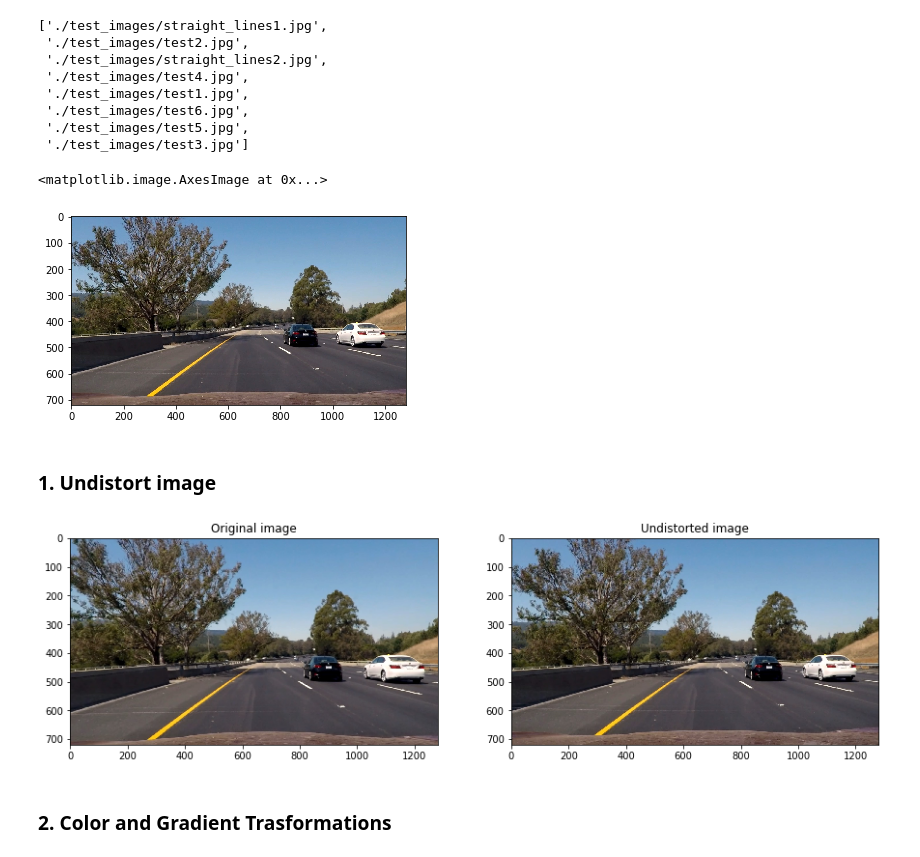
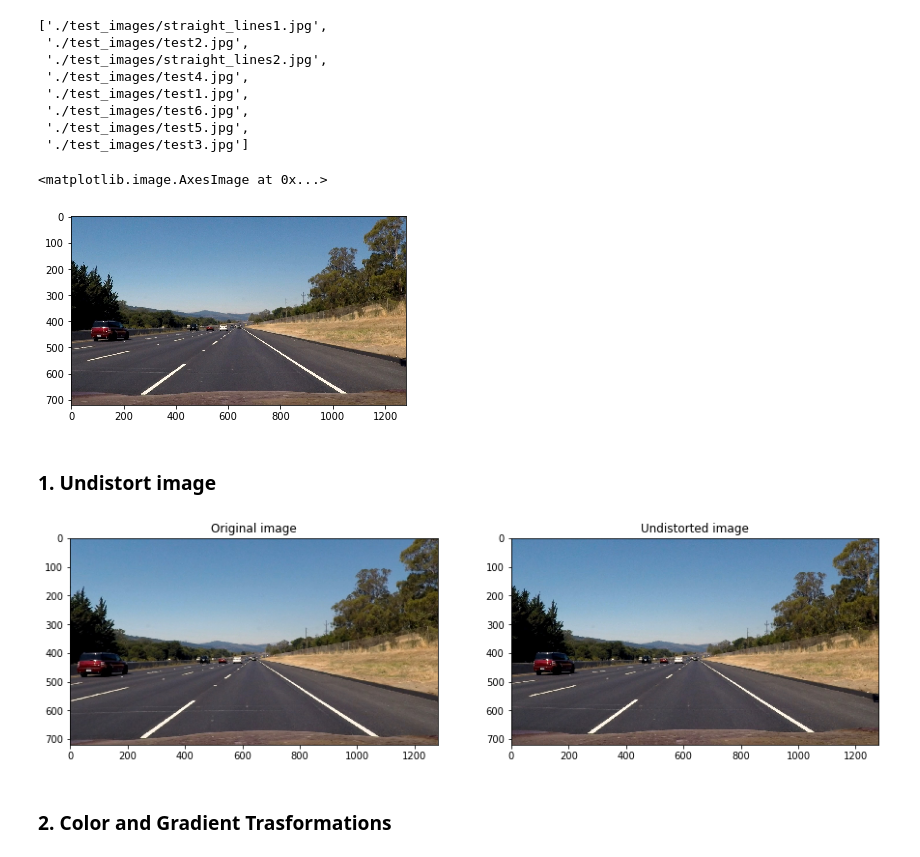
Before and after one commit to fratullii/Udacity_Advanced-Lane-Finding, a Jupyter notebook: function_testing.ipynb, the cells around one changed output. Drawn from its saved outputs; the diff is of its cells as text; code cells hidden in the pictures.

```diff
--- a/function_testing.ipynb
+++ b/function_testing.ipynb
@@ -29,11 +29,11 @@ images
  './test_images/test5.jpg',
  './test_images/test3.jpg']
 # %%
-sample_img = mpimg.imread(images[5])
+sample_img = mpimg.imread(images[2])
 plt.imshow(sample_img)
 # %% [output]
 <matplotlib.image.AxesImage at 0x...>
-[figure, old version]
+[figure, new version]
 # %% [markdown]
 ### 1. Undistort image
 # %%
@@ -49,7 +49,7 @@ axs[1].imshow(sample_img)
 axs[1].set_title("Undistorted image")
 plt.show()
 # %% [output]
-[figure, old version]
+[figure, new version]
 # %% [markdown]
 ### 2. Color and Gradient Trasformations
 # %%
```
Also changed, not shown: parts of 30 cells of this notebook.
